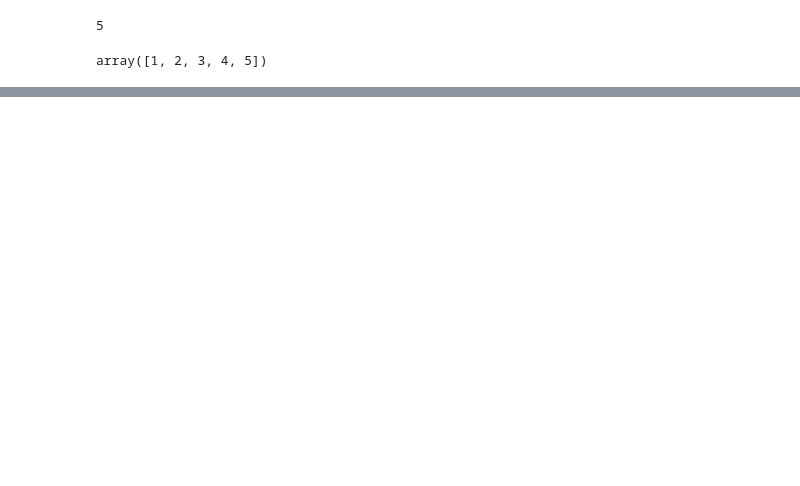
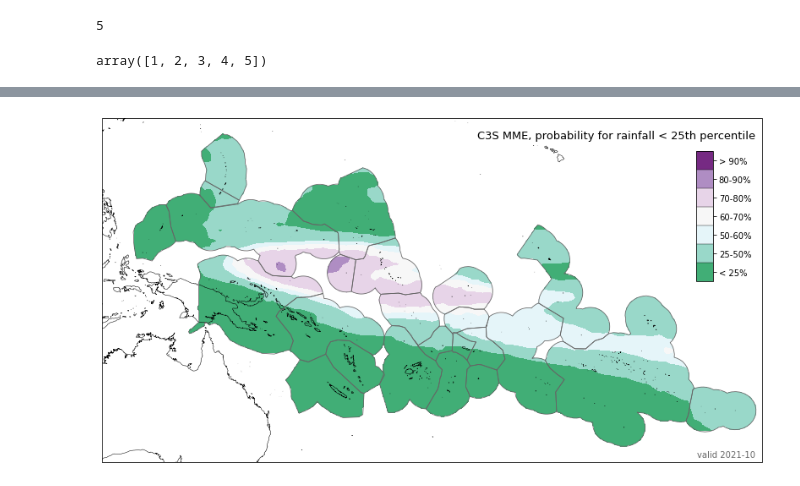
Before and after one commit to nicolasfauchereau/ICU_Water_Watch, a Jupyter notebook: notebooks/C3S/4_map_MME_probabilistic_forecast.ipynb, the cells around one changed output, grey strips where cells are left out. Cells and saved outputs as stored; diff of their text form; code cells hidden in the pictures; blank space fills up the shorter version.

Commit message:
4_map_MME_probabilistic_forecast.ipynb now calls the function map_MME_forecast from the plot.py module

```diff
--- a/notebooks/C3S/4_map_MME_probabilistic_forecast.ipynb
+++ b/notebooks/C3S/4_map_MME_probabilistic_forecast.ipynb
@@ -372,0 +335,4 @@ f = plot.map_MME_probabilities(probs_mean_masked, nsteps=3, pct=pmax, shape=EEZs
+# %%
+plot.map_MME_forecast(probs_mean, pct=25, mask=merged_EEZs, geoms=EEZs, fpath='.', close=False)
+# %% [output]
+[figure, added]
```
Also changed, not shown: parts of 43 cells of this notebook.
